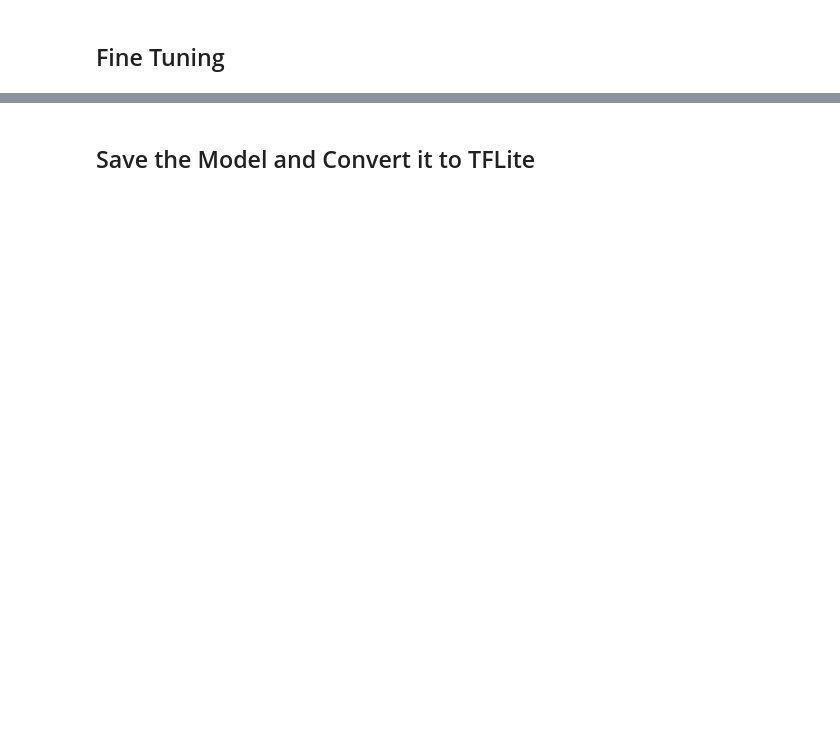
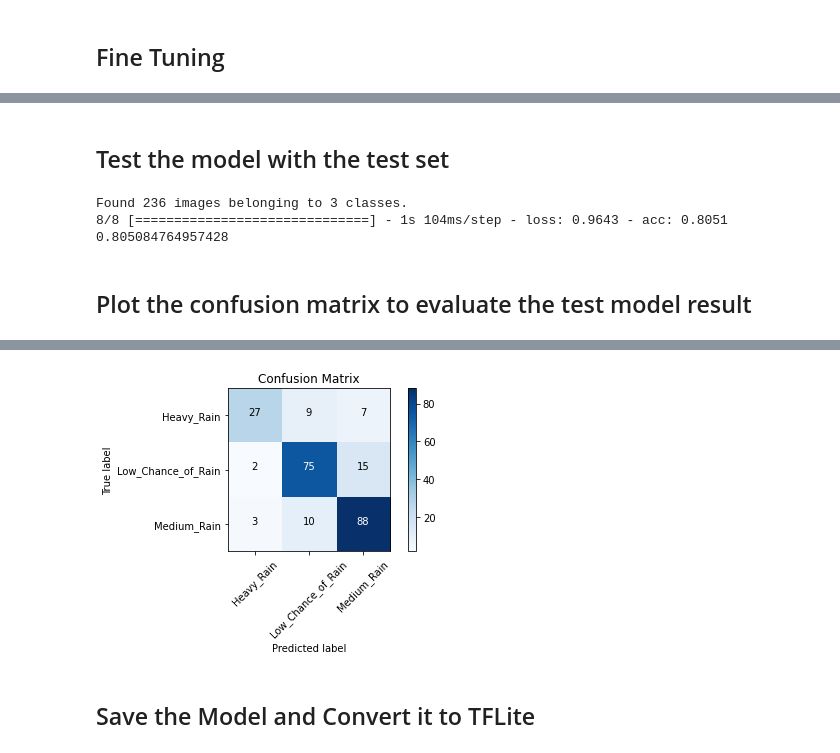
Before and after one commit to jidan-fikri/AWAN-App, a Jupyter notebook: Awan.ipynb, the cells around one changed output, grey strips where cells are left out. Cells and saved outputs as stored; diff of their text form; code cells hidden in the pictures; blank space fills up the shorter version.

```diff
--- a/Awan.ipynb
+++ b/Awan.ipynb
@@ -91,5 +135,5 @@ With that, you can now train the model. You will do 15 epochs and plot the resul
 history = model.fit(
             train_generator,
             validation_data = validation_generator,
-            epochs = 15,
+            epochs = 100,
             verbose = 1)
@@ -133,5 +199,5 @@ model.compile(optimizer = opt,
 history = model.fit(
             train_generator,
             validation_data = validation_generator,
-            epochs = 15,
+            epochs = 100,
             verbose = 1)
@@ -159,0 +247,75 @@ plt.show()
+# %% [markdown]
+## Test the model with the test set
+# %%
+test_dir = os.path.join(base_dir, 'test')
+
+test_datagen = ImageDataGenerator( rescale = 1.0/255.)
+
+test_generator =  test_datagen.flow_from_directory( test_dir,
+                                                    batch_size  = 32,
+                                                    class_mode  = 'categorical',
+                                                    target_size = (200, 200),
+                                                    shuffle = False)
+
+test_loss, test_acc = model.evaluate(test_generator, verbose=1)
+print(test_acc)
+# %% [output]
+Found 236 images belonging to 3 classes.
+8/8 [==============================] - 1s 104ms/step - loss: 0.9643 - acc: 0.8051
+0.805084764957428
+# %% [markdown]
+## Plot the confusion matrix to evaluate the test model result
+# %%
+%matplotlib inline
+from sklearn.metrics import confusion_matrix
+import itertools
+import numpy as np
+from sklearn.metrics import classification_report, confusion_matrix
+
+Y_pred = model.predict(test_generator)
+y_pred = np.argmax(Y_pred, axis=1)
+cm = confusion_matrix(test_generator.classes, y_pred)
+print('Classification Report')
+target_names = ['Low_Chance_of_Rain', 'Medium_Rain', 'Heavy_Rain']
+target_names.sort()
+print(classification_report(test_generator.classes, y_pred, target_names=target_names))
+
+cm = confusion_matrix(test_generator.classes, y_pred)
+
+
+def plot_confusion_matrix(cm, classes,
+                        normalize=False,
+                        title='Confusion matrix',
+                        cmap=plt.cm.Blues):
+    """
+    This function prints and plots the confusion matrix.
+    Normalization can be applied by setting `normalize=True`.
+    """
+    plt.imshow(cm, interpolation='nearest', cmap=cmap)
+    plt.title(title)
+    plt.colorbar()
+    tick_marks = np.arange(len(classes))
+    plt.xticks(tick_marks, classes, rotation=45)
+    plt.yticks(tick_marks, classes)
+
+    if normalize:
+        cm = cm.astype('float') / cm.sum(axis=1)[:, np.newaxis]
+        print("Normalized confusion matrix")
+    else:
+        print('Confusion matrix, without normalization')
+
+    print(cm)
+
+    thresh = cm.max() / 2.
+    for i, j in itertools.product(range(cm.shape[0]), range(cm.shape[1])):
+        plt.text(j, i, cm[i, j],
+            horizontalalignment="center",
+            color="white" if cm[i, j] > thresh else "black")
+
+    plt.tight_layout()
+    plt.ylabel('True label')
+    plt.xlabel('Predicted label')
+
+cm_plot_labels = target_names
+plot_confusion_matrix(cm=cm, classes=cm_plot_labels, title='Confusion Matrix')
+# %% [output]
@@ -160,3 +337,4 @@ plt.show()
+[figure, added]
 # %% [markdown]
 ## Save the Model and Convert it to TFLite
 # %%
```
Also changed, not shown: parts of 13 cells of this notebook.
